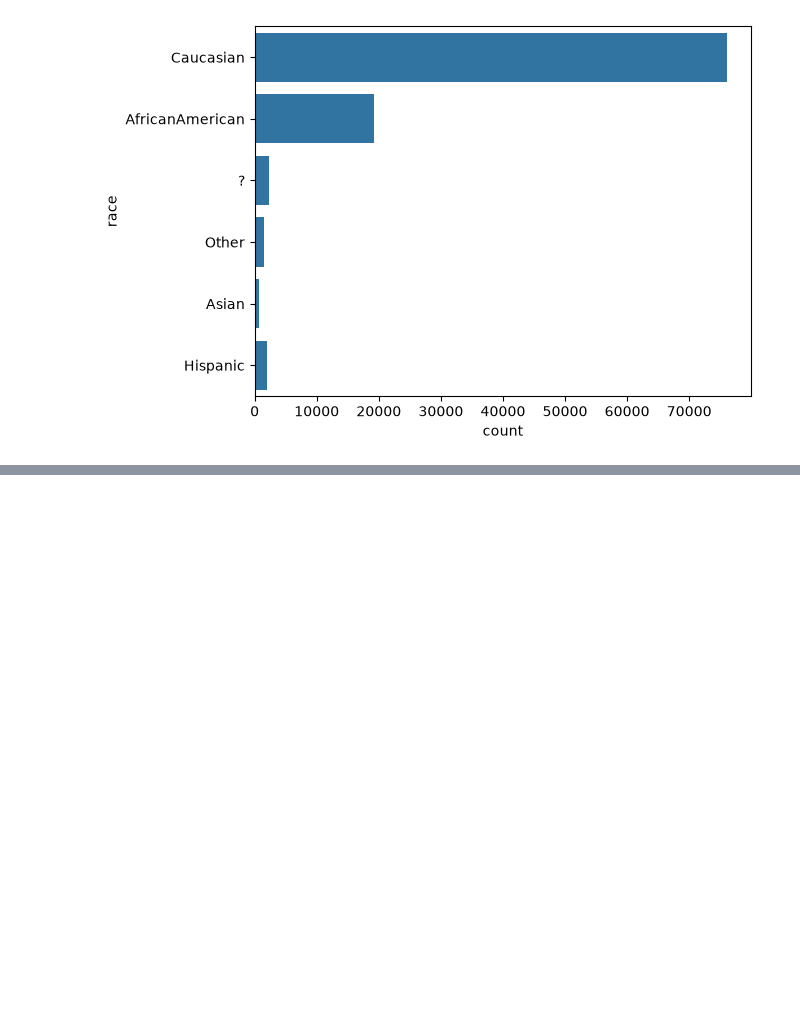
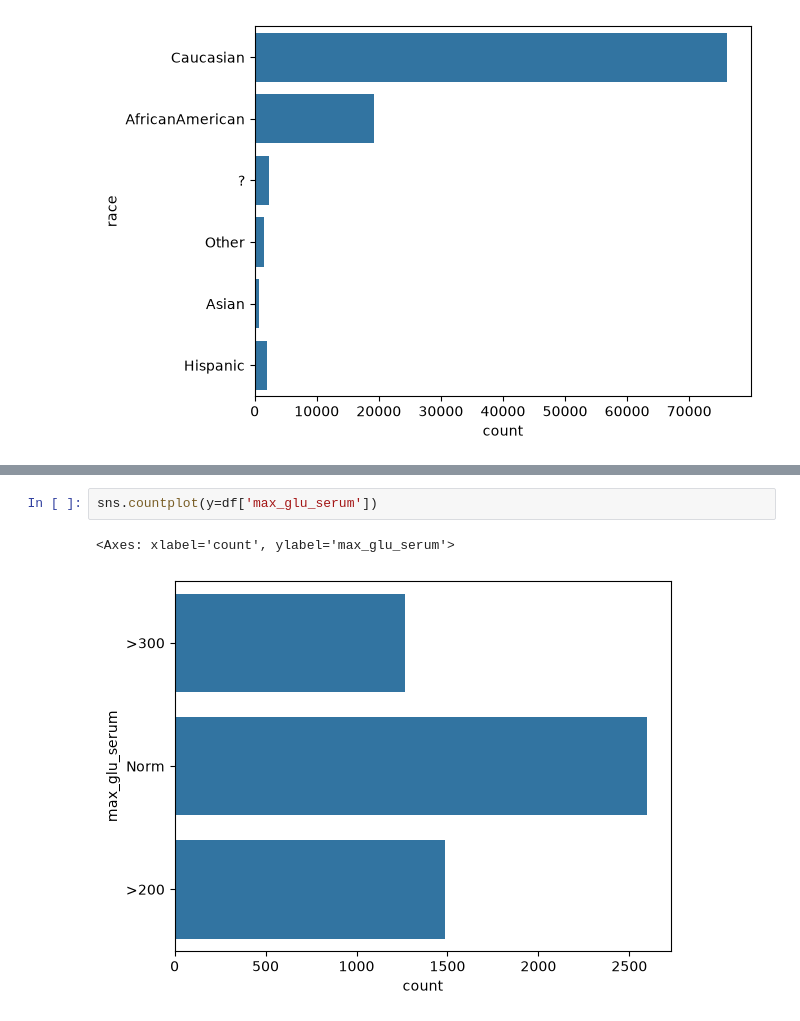
Before and after one commit to bhumitsingh856-cyber/Readmission-Risk-Planner, a Jupyter notebook: model/notebook/eda.ipynb, the cells around one changed output, grey strips where cells are left out. Drawn from its saved outputs; the diff is of its cells as text; blank space fills up the shorter version.

```diff
--- a/model/notebook/eda.ipynb
+++ b/model/notebook/eda.ipynb
@@ -107,0 +152,5 @@ sns.countplot(y='race', data=df)
+# %%
+sns.countplot(y=df['max_glu_serum'])
+# %% [output]
+<Axes: xlabel='count', ylabel='max_glu_serum'>
+[figure, added]
```
Also changed, not shown: parts of 5 cells of this notebook.
